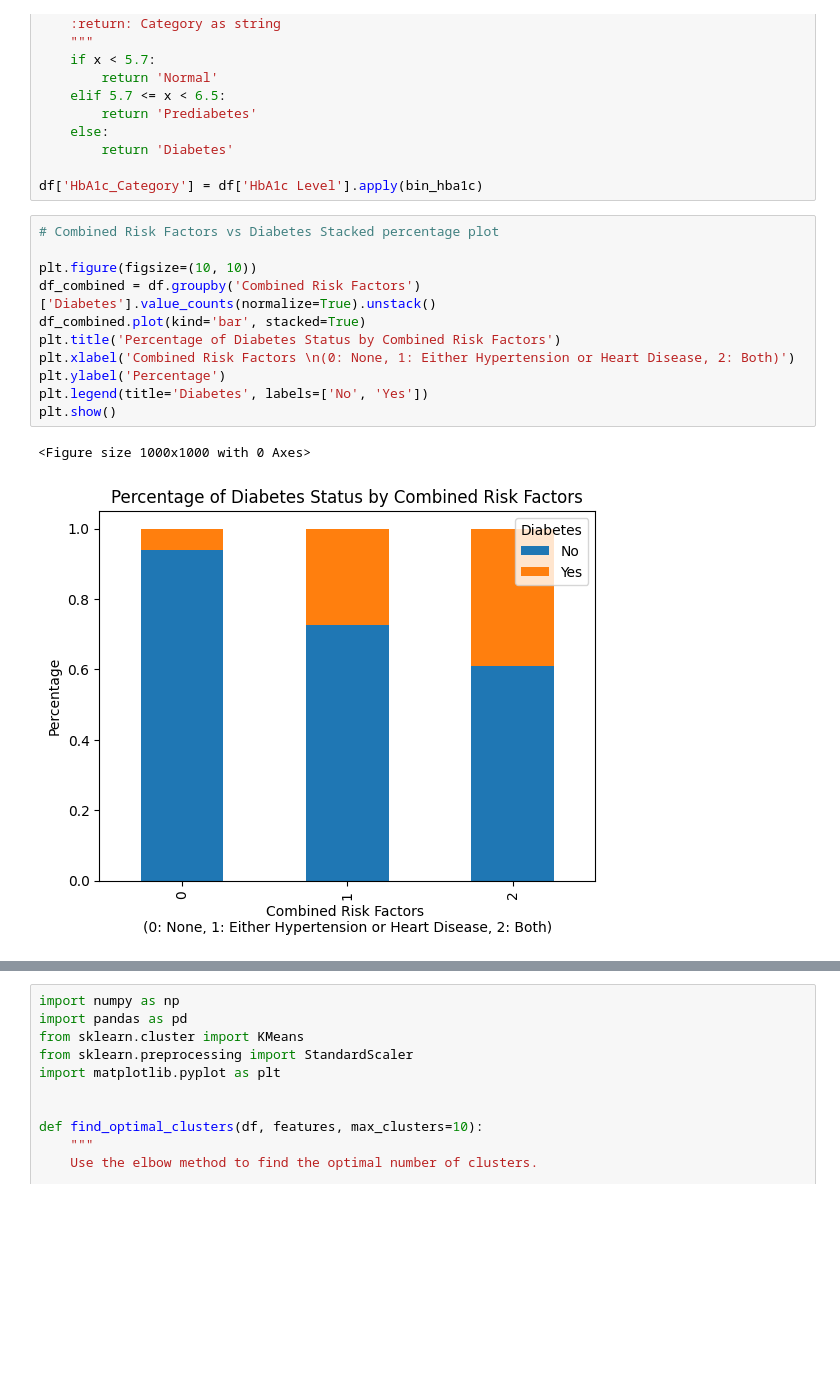
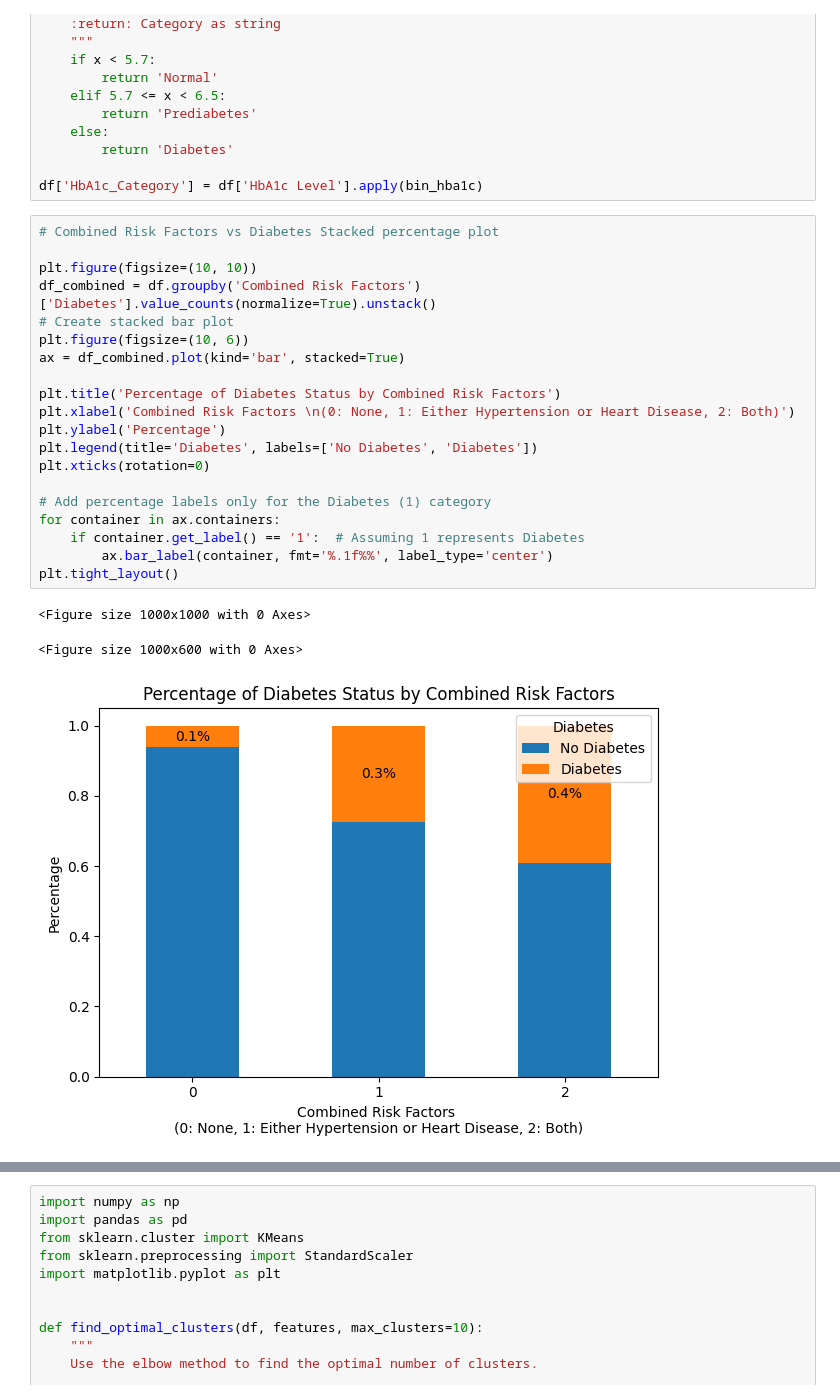
Before and after one commit to piiop/group-project-2, a Jupyter notebook: analysis.ipynb, the cells around one changed output, grey strips where cells are left out. Cells and saved outputs as stored; diff of their text form; blank space fills up the shorter version.

```diff
--- a/analysis.ipynb
+++ b/analysis.ipynb
@@ -685,17 +689,27 @@ df['HbA1c_Category'] = df['HbA1c Level'].apply(bin_hba1c)
 # %%
 # Combined Risk Factors vs Diabetes Stacked percentage plot
 
 plt.figure(figsize=(10, 10))
 df_combined = df.groupby('Combined Risk Factors')['Diabetes'].value_counts(normalize=True).unstack()
-df_combined.plot(kind='bar', stacked=True)
+# Create stacked bar plot
+plt.figure(figsize=(10, 6))
+ax = df_combined.plot(kind='bar', stacked=True)
+
 plt.title('Percentage of Diabetes Status by Combined Risk Factors')
 plt.xlabel('Combined Risk Factors \n(0: None, 1: Either Hypertension or Heart Disease, 2: Both)')
 plt.ylabel('Percentage')
-plt.legend(title='Diabetes', labels=['No', 'Yes'])
-plt.show()
+plt.legend(title='Diabetes', labels=['No Diabetes', 'Diabetes'])
+plt.xticks(rotation=0)
+
+# Add percentage labels only for the Diabetes (1) category
+for container in ax.containers:
+    if container.get_label() == '1':  # Assuming 1 represents Diabetes
+        ax.bar_label(container, fmt='%.1f%%', label_type='center')
+plt.tight_layout()
 # %% [output]
 <Figure size 1000x1000 with 0 Axes>
+<Figure size 1000x600 with 0 Axes>
-[figure, old version]
+[figure, new version]
 # %%
 from sklearn.linear_model import LogisticRegression
 from sklearn.preprocessing import StandardScaler, OneHotEncoder
```
Also changed, not shown: parts of 18 cells of this notebook, 2 other files.
